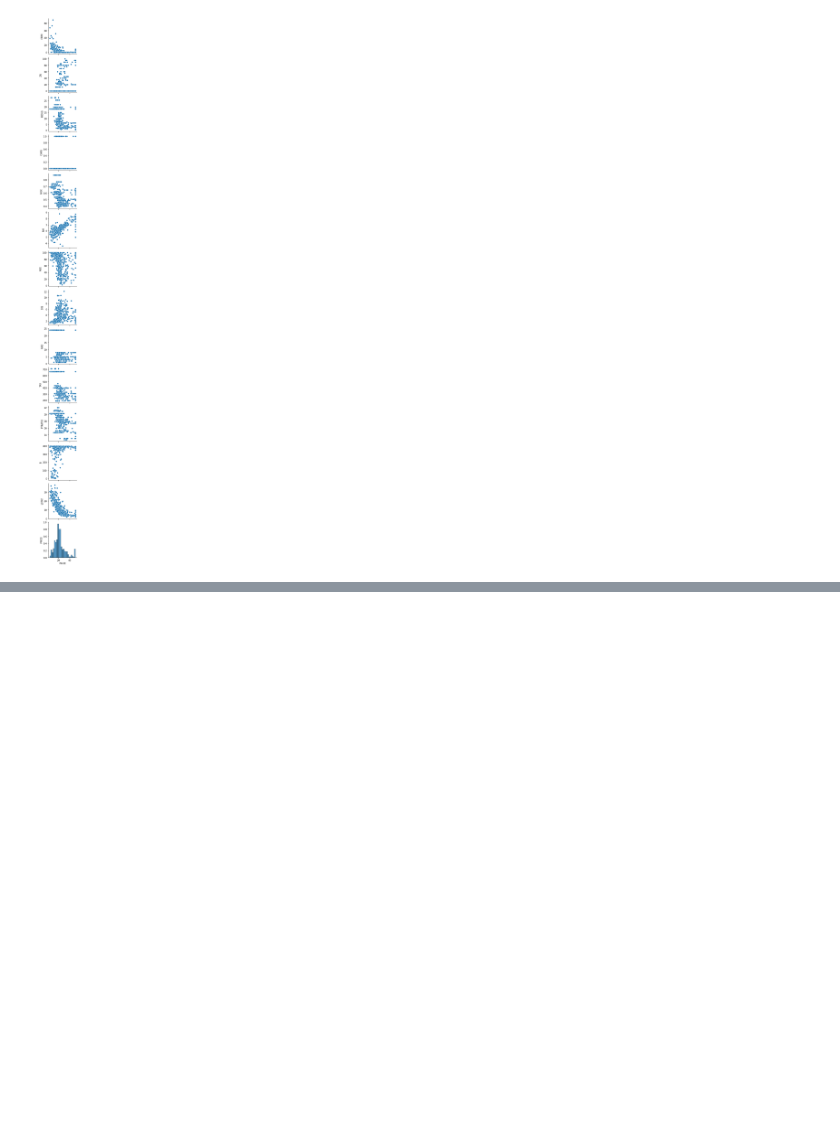
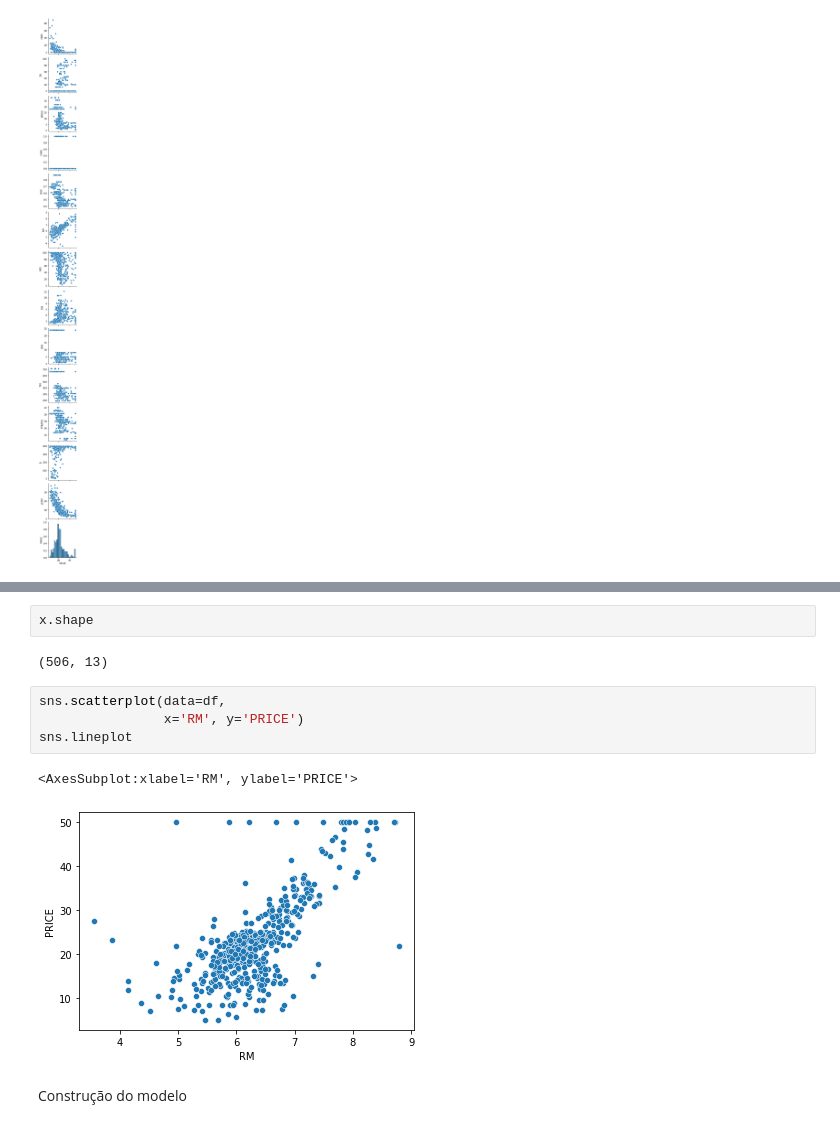
Before and after one commit to bruna-calistrate/Regression-SupervisedModels-Course, a Jupyter notebook: SupervisedModels.ipynb, the cells around one changed output, grey strips where cells are left out. Cells and saved outputs as stored; diff of their text form; blank space fills up the shorter version.

Commit message:
Otimização de modelo

```diff
--- a/SupervisedModels.ipynb
+++ b/SupervisedModels.ipynb
@@ -619,0 +600,13 @@ sns.pairplot(df, x_vars='PRICE')
+# %%
+x.shape
+# %% [output]
+(506, 13)
+# %%
+sns.scatterplot(data=df,
+                x='RM', y='PRICE')
+sns.lineplot
+# %% [output]
+<AxesSubplot:xlabel='RM', ylabel='PRICE'>
+[figure, added]
+# %% [markdown]
+Construção do modelo
```
Also changed, not shown: parts of 22 cells of this notebook.
